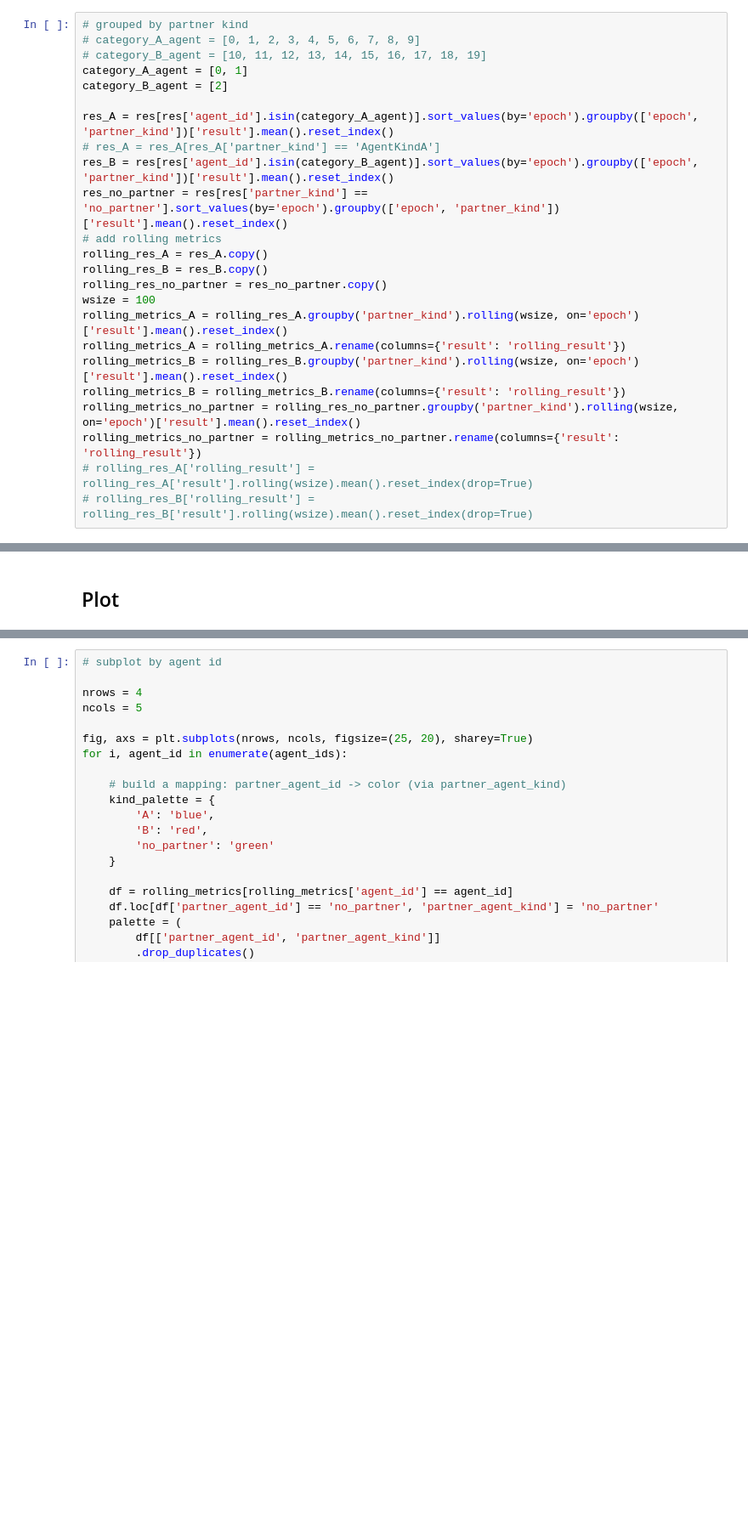
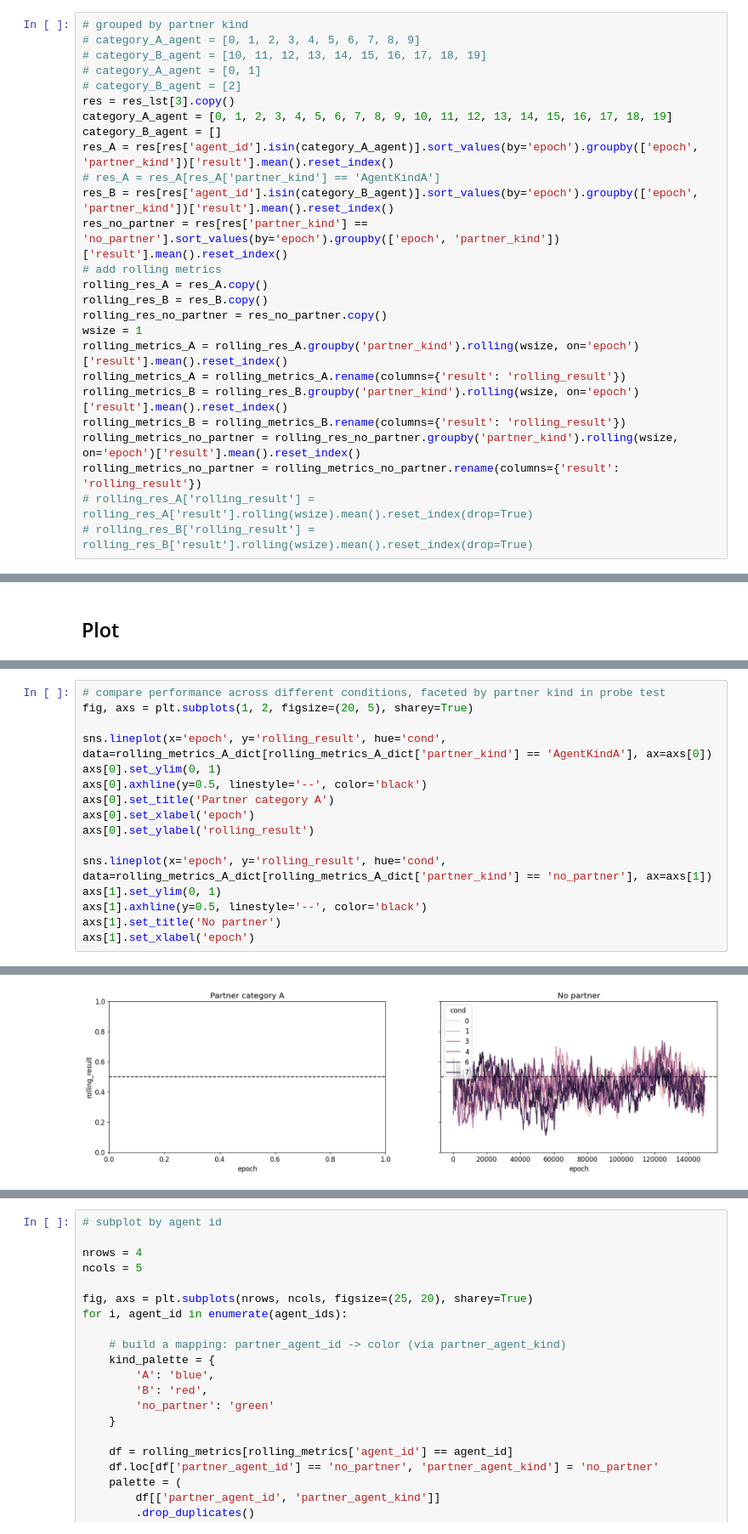
Before and after one commit to social-ai-uoft/sorrel, a Jupyter notebook: sorrel/examples/staghunt_physical/analysis/analysis.ipynb, the cells around one changed output, grey strips where cells are left out. Shown at 85% size. Drawn from its saved outputs; the diff is of its cells as text; blank space fills up the shorter version.

```diff
--- a/sorrel/examples/staghunt_physical/analysis/analysis.ipynb
+++ b/sorrel/examples/staghunt_physical/analysis/analysis.ipynb
@@ -726,9 +803,11 @@ res.loc[res.partner_kind == 'no_partner', 'partner_agent_kind'] = 'no_partner'
 # grouped by partner kind
 # category_A_agent = [0, 1, 2, 3, 4, 5, 6, 7, 8, 9]
 # category_B_agent = [10, 11, 12, 13, 14, 15, 16, 17, 18, 19]
-category_A_agent = [0, 1]
-category_B_agent = [2]
-
+# category_A_agent = [0, 1]
+# category_B_agent = [2]
+res = res_lst[3].copy()
+category_A_agent = [0, 1, 2, 3, 4, 5, 6, 7, 8, 9, 10, 11, 12, 13, 14, 15, 16, 17, 18, 19]
+category_B_agent = []
 res_A = res[res['agent_id'].isin(category_A_agent)].sort_values(by='epoch').groupby(['epoch', 'partner_kind'])['result'].mean().reset_index()
 # res_A = res_A[res_A['partner_kind'] == 'AgentKindA']
 res_B = res[res['agent_id'].isin(category_B_agent)].sort_values(by='epoch').groupby(['epoch', 'partner_kind'])['result'].mean().reset_index()
@@ -737,7 +816,7 @@ res_no_partner = res[res['partner_kind'] == 'no_partner'].sort_values(by='epoch'
 rolling_res_A = res_A.copy()
 rolling_res_B = res_B.copy()
 rolling_res_no_partner = res_no_partner.copy()
-wsize = 100
+wsize = 1
 rolling_metrics_A = rolling_res_A.groupby('partner_kind').rolling(wsize, on='epoch')['result'].mean().reset_index()
 rolling_metrics_A = rolling_metrics_A.rename(columns={'result': 'rolling_result'})
 rolling_metrics_B = rolling_res_B.groupby('partner_kind').rolling(wsize, on='epoch')['result'].mean().reset_index()
@@ -807,0 +961,17 @@ plt.show()
+# %%
+# compare performance across different conditions, faceted by partner kind in probe test
+fig, axs = plt.subplots(1, 2, figsize=(20, 5), sharey=True)
+
+sns.lineplot(x='epoch', y='rolling_result', hue='cond', data=rolling_metrics_A_dict[rolling_metrics_A_dict['partner_kind'] == 'AgentKindA'], ax=axs[0])
+axs[0].set_ylim(0, 1)
+axs[0].axhline(y=0.5, linestyle='--', color='black')
+axs[0].set_title('Partner category A')
+axs[0].set_xlabel('epoch')
+axs[0].set_ylabel('rolling_result')
+
+sns.lineplot(x='epoch', y='rolling_result', hue='cond', data=rolling_metrics_A_dict[rolling_metrics_A_dict['partner_kind'] == 'no_partner'], ax=axs[1])
+axs[1].set_ylim(0, 1)
+axs[1].axhline(y=0.5, linestyle='--', color='black')
+axs[1].set_title('No partner')
+axs[1].set_xlabel('epoch')
+# %% [output]
@@ -807,0 +979 @@ plt.show()
+[figure, added]
```
Also changed, not shown: parts of 11 cells of this notebook, 17 other files.
